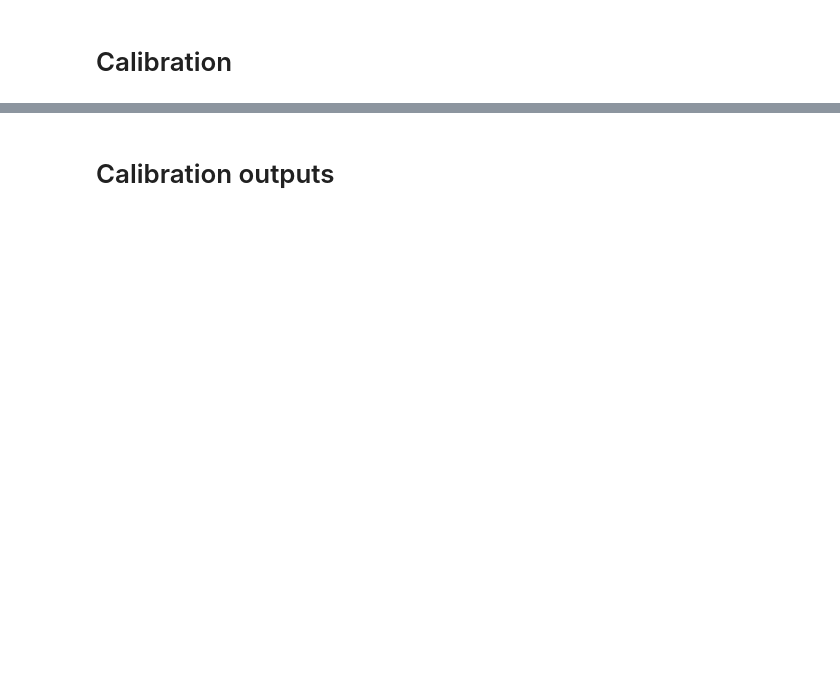
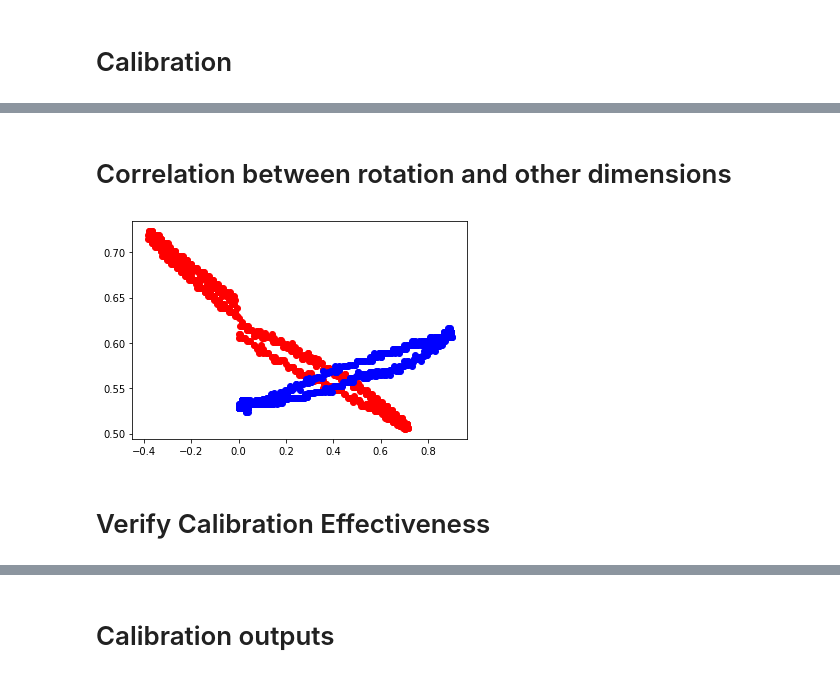
Before and after one commit to SharpCoder/bbot, a Jupyter notebook: bbot-jupyter/compass-calibration.ipynb, the cells around one changed output, grey strips where cells are left out. Cells and saved outputs as stored; diff of their text form; code cells hidden in the pictures; blank space fills up the shorter version.

```diff
--- a/bbot-jupyter/compass-calibration.ipynb
+++ b/bbot-jupyter/compass-calibration.ipynb
@@ -162,20 +188,0 @@ plt.plot(z, color='purple')
-# %%
-x2, y2, z2, _ = load_data('data_xyzm_raw_vonly.json')
-cx2, cy2, cz2 = apply_calibration(y_factor, x2, y2, z2)
-
-x3, y3, z3, _ = load_data('data_xyzm_raw_vonly_tangent.json')
-cx3, cy3, cz3 = apply_calibration(y_factor, x3, y3, z3)
-
-# cy2 *= 1/1500
-# cy3 *= 1/1500
-
-plt.plot(cy2, color='blue')
-plt.plot(cy3, color='red')
-plt.show()
-
-for idx in range(0, len(y2)):
-    px = x2[idx]
-    py = y2[idx]
-    pz = z2[idx]
-    h = int(heading(px,py,pz))
-    print('[' + str(idx) + ']  <' + str(px) + ', ' + str(py) + ', ' + str(pz) + '>   Heading: ' + str(h) +  '    Rotation: ' + str(round(cy2[idx], 4)))
@@ -250,0 +189,39 @@ plt.show()
+# %% [markdown]
+# Correlation between rotation and other dimensions
+# %%
+debug_x, debug_y, debug_z, debug_t = load_data('data_xyzm_debug_hz.json', x_offset=x_offset, y_offset=y_offset, z_offset=z_offset, perc=1.0)
+debug_cx, debug_cy, debug_cz = apply_calibration(y_factor, debug_x, debug_y, debug_z)
+
+# tilted_x, tilted_y, tilted_z, tilted_t = load_data('data_full_hz_10deg_tilt_backwards.json')
+tilted_x, tilted_y, tilted_z, tilted_t = load_data('data_full_hz_10deg_tilt_fwd_double.json', x_offset=x_offset, y_offset=y_offset, z_offset=z_offset, perc=1.0)
+tilted_cal_cx, tilted_cal_cy, tilted_cal_cz = apply_calibration(y_factor, tilted_x, tilted_y, tilted_z)
+
+tilted_bwd_rev_x, tilted_bwd_rev_y, tilted_bwd_rev_z, tilted_bwd_t = load_data('data_full_hz_10deg_tilt_backwards_rev.json', x_offset=x_offset, y_offset=y_offset, z_offset=z_offset, perc=1.0)
+tilted_bwd_rev_cal_cx, tilted_bwd_rev_cal_cy, tilted_bwd_rev_cal_cz = apply_calibration(y_factor, tilted_bwd_rev_x, tilted_bwd_rev_y, tilted_bwd_rev_z)
+
+
+tilted_fwd_x, tilted_fwd_y, tilted_fwd_z, _ = load_data('data_full_hz_10deg_tilt_forwards.json', x_offset=x_offset, y_offset=y_offset, z_offset=z_offset, perc=1.0)
+tilted_fwd_cal_cx, tilted_fwd_cal_cy, tilted_fwd_cal_cz = apply_calibration(y_factor, tilted_fwd_x, tilted_fwd_y, tilted_fwd_z)
+
+
+fwd_x = []
+bwd_x = []
+
+tilted_h = []
+tilted_fwd_h = []
+
+for idx in range(0, len(tilted_y)):
+    tilted_h.append(int(heading(tilted_x[idx], tilted_y[idx], tilted_z[idx])))
+    bwd_x.append( math.atan2(tilted_z[idx], tilted_y[idx]))
+
+for idx in range(0, len(tilted_fwd_y)):
+    tilted_fwd_h.append(int(heading(tilted_fwd_x[idx], tilted_fwd_y[idx], tilted_fwd_z[idx])))
+    fwd_x.append( math.atan2(tilted_fwd_z[idx], tilted_fwd_y[idx]))
+
+plt.scatter(x=bwd_x, y=tilted_cal_cy, color='red')
+plt.scatter(x=fwd_x, y=tilted_fwd_cal_cy, color='blue')
+plt.show()
+# %% [output]
+[figure, added]
+# %% [markdown]
+# Verify Calibration Effectiveness
```
Also changed, not shown: parts of 18 cells of this notebook, 9 other files.
